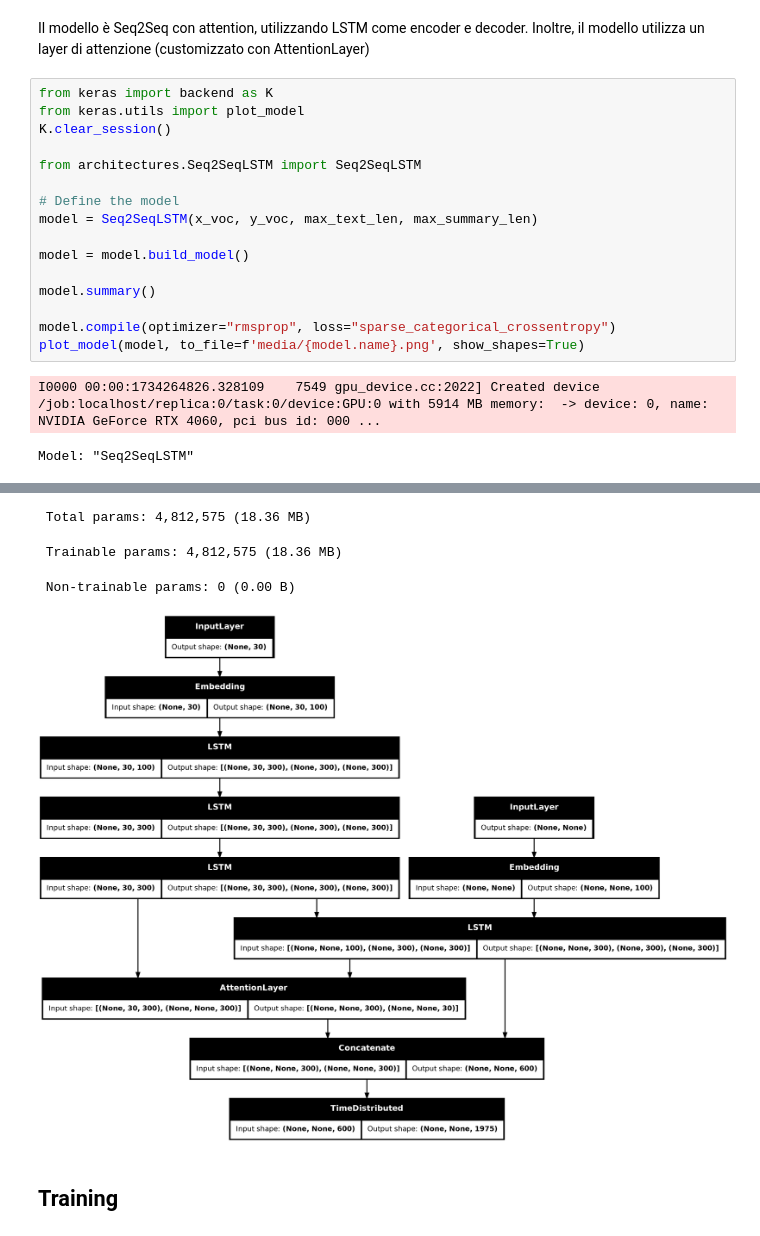
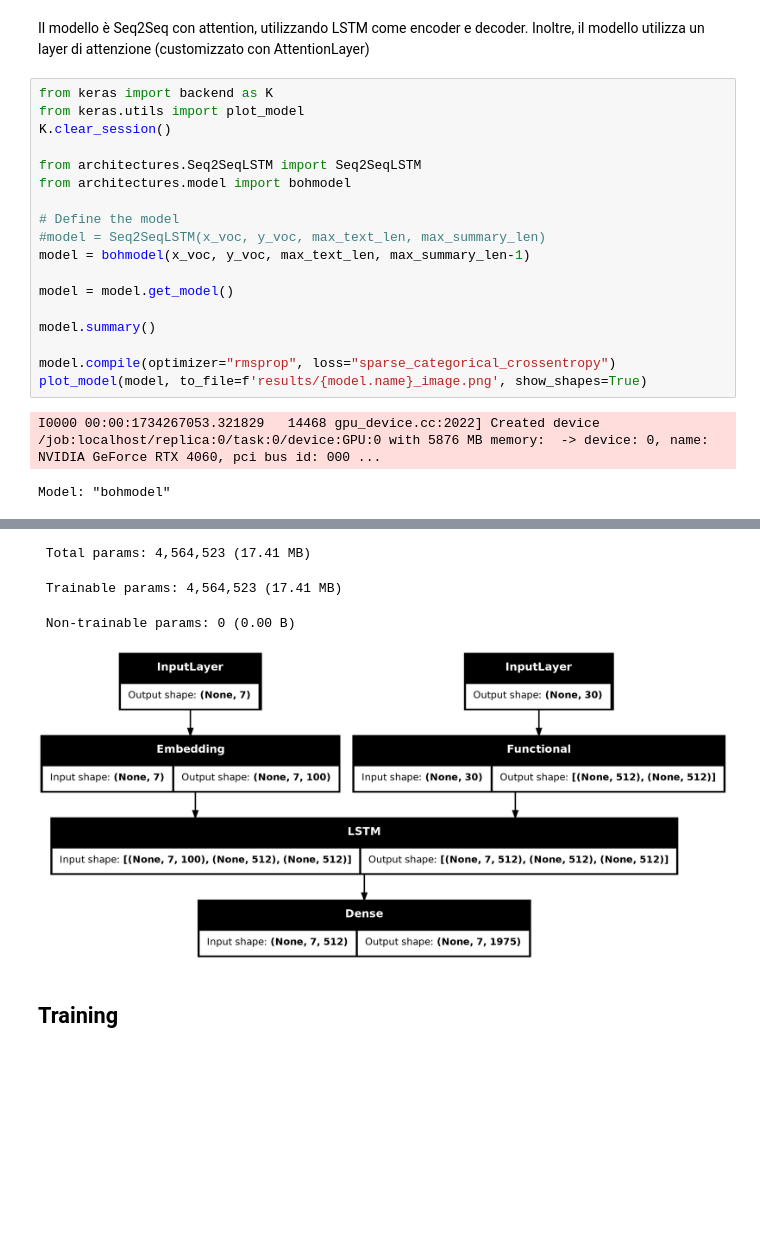
Before and after one commit to enricoferraiolo/text-summarizer, a Jupyter notebook: text-summarizer.ipynb, the cells around one changed output, grey strips where cells are left out. Cells and saved outputs as stored; diff of their text form; blank space fills up the shorter version.

Commit message:
altro modello

```diff
--- a/text-summarizer.ipynb
+++ b/text-summarizer.ipynb
@@ -574,19 +574,21 @@ from keras.utils import plot_model
 K.clear_session()
 
 from architectures.Seq2SeqLSTM import Seq2SeqLSTM
+from architectures.model import bohmodel
 
 # Define the model
-model = Seq2SeqLSTM(x_voc, y_voc, max_text_len, max_summary_len)
+#model = Seq2SeqLSTM(x_voc, y_voc, max_text_len, max_summary_len)
+model = bohmodel(x_voc, y_voc, max_text_len, max_summary_len-1)
 
-model = model.build_model()
+model = model.get_model()
 
 model.summary()
 
 model.compile(optimizer="rmsprop", loss="sparse_categorical_crossentropy")
-plot_model(model, to_file=f'media/{model.name}.png', show_shapes=True)
+plot_model(model, to_file=f'results/{model.name}_image.png', show_shapes=True)
 # %% [output]
-I0000 00:00:1734264826.328109    7549 gpu_device.cc:2022] Created device /job:localhost/replica:0/task:0/device:GPU:0 with 5914 MB memory:  -> device: 0, name: NVIDIA GeForce RTX 4060, pci bus id: 000 ...
+I0000 00:00:1734267053.321829   14468 gpu_device.cc:2022] Created device /job:localhost/replica:0/task:0/device:GPU:0 with 5876 MB memory:  -> device: 0, name: NVIDIA GeForce RTX 4060, pci bus id: 000 ...
-Model: "Seq2SeqLSTM"
+Model: "bohmodel"
 ┏━━━━━━━━━━━━━━━━━━━━━┳━━━━━━━━━━━━━━━━━━━┳━━━━━━━━━━━━┳━━━━━━━━━━━━━━━━━━━┓
 ┃ Layer (type)        ┃ Output Shape      ┃    Param # ┃ Connected to      ┃
 ┡━━━━━━━━━━━━━━━━━━━━━╇━━━━━━━━━━━━━━━━━━━╇━━━━━━━━━━━━╇━━━━━━━━━━━━━━━━━━━┩
@@ -606,8 +608,8 @@ Model: "Seq2SeqLSTM"
 └─────────────────────┴───────────────────┴────────────┴───────────────────┘
- Total params: 4,812,575 (18.36 MB)
+ Total params: 4,564,523 (17.41 MB)
- Trainable params: 4,812,575 (18.36 MB)
+ Trainable params: 4,564,523 (17.41 MB)
  Non-trainable params: 0 (0.00 B)
-[figure, old version]
+[figure, new version]
 # %% [markdown]
 ## Training
 # %%
```
Also changed, not shown: parts of 6 cells of this notebook, 5 other files.
